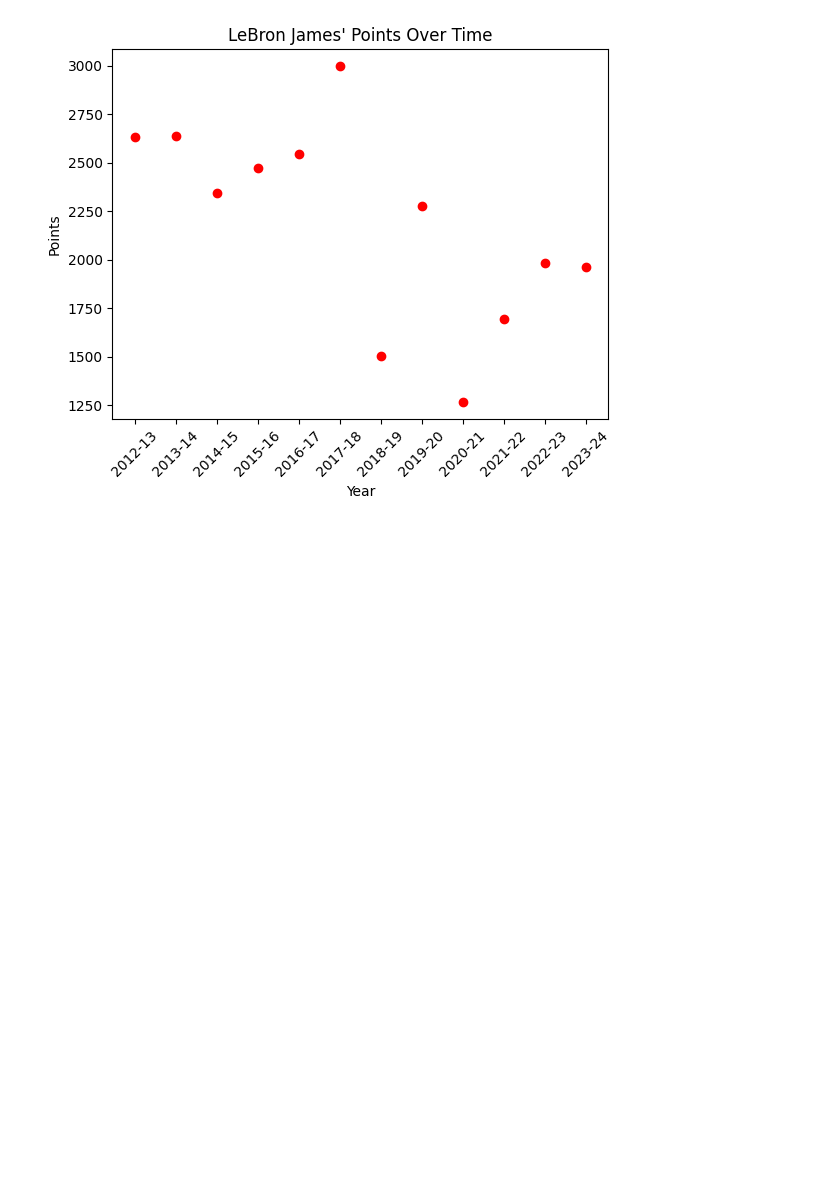
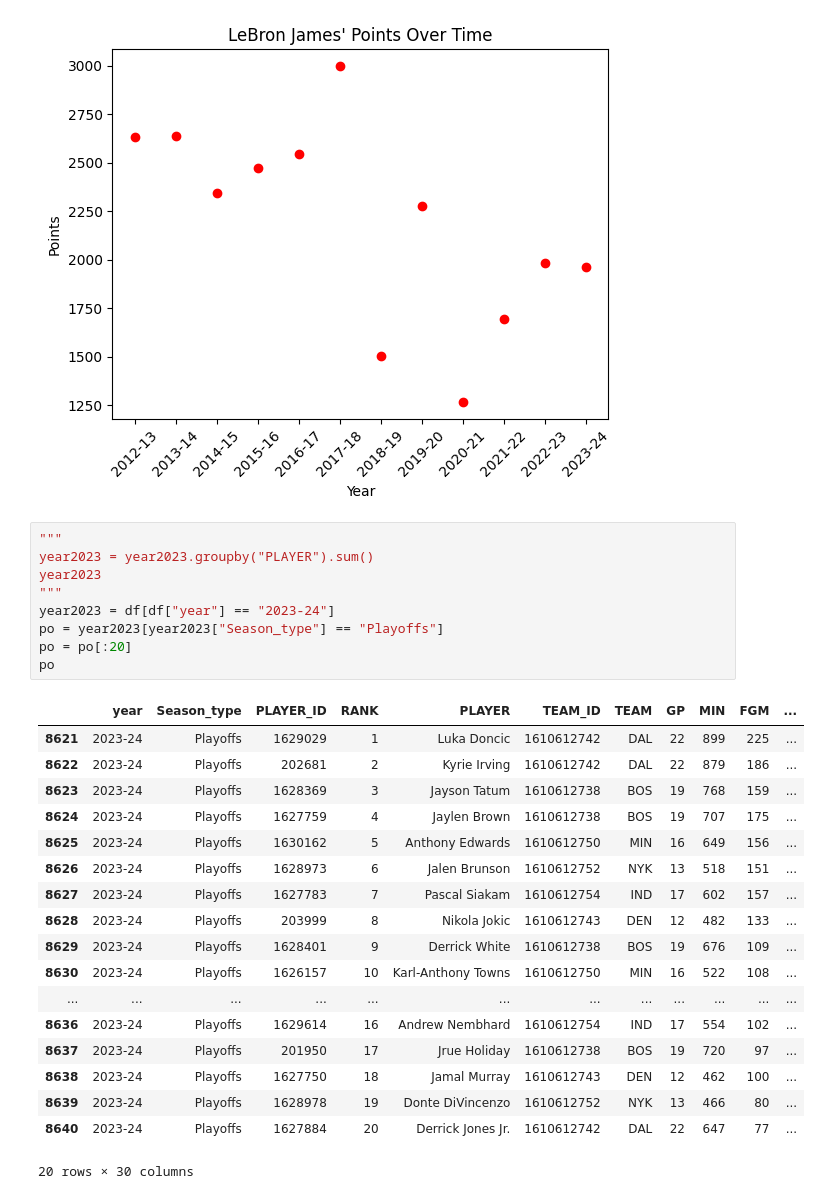
Before and after one commit to alperbozoglu/NBA_DataVisualization, a Jupyter notebook: NBA.ipynb, the cells around one changed output. Saved outputs shown, nothing was run; the diff lists cells and outputs as text; blank space fills up the shorter version.

```diff
--- a/NBA.ipynb
+++ b/NBA.ipynb
@@ -239,3 +239,31 @@ plt.xticks(rotation = 45)
 plt.show()
 # %% [output]
 [figure]
+# %%
+"""
+year2023 = year2023.groupby("PLAYER").sum()
+year2023
+"""
+year2023 = df[df["year"] == "2023-24"]
+po = year2023[year2023["Season_type"] == "Playoffs"]
+po = po[:20]
+po
+# %% [output]
+|  | year | Season_type | PLAYER_ID | RANK | PLAYER | TEAM_ID | TEAM | GP | MIN | FGM | ... |
+| 8621 | 2023-24 | Playoffs | 1629029 | 1 | Luka Doncic | 1610612742 | DAL | 22 | 899 | 225 | ... |
+| 8622 | 2023-24 | Playoffs | 202681 | 2 | Kyrie Irving | 1610612742 | DAL | 22 | 879 | 186 | ... |
+| 8623 | 2023-24 | Playoffs | 1628369 | 3 | Jayson Tatum | 1610612738 | BOS | 19 | 768 | 159 | ... |
+| 8624 | 2023-24 | Playoffs | 1627759 | 4 | Jaylen Brown | 1610612738 | BOS | 19 | 707 | 175 | ... |
+| 8625 | 2023-24 | Playoffs | 1630162 | 5 | Anthony Edwards | 1610612750 | MIN | 16 | 649 | 156 | ... |
+| 8626 | 2023-24 | Playoffs | 1628973 | 6 | Jalen Brunson | 1610612752 | NYK | 13 | 518 | 151 | ... |
+| 8627 | 2023-24 | Playoffs | 1627783 | 7 | Pascal Siakam | 1610612754 | IND | 17 | 602 | 157 | ... |
+| 8628 | 2023-24 | Playoffs | 203999 | 8 | Nikola Jokic | 1610612743 | DEN | 12 | 482 | 133 | ... |
+| 8629 | 2023-24 | Playoffs | 1628401 | 9 | Derrick White | 1610612738 | BOS | 19 | 676 | 109 | ... |
+| 8630 | 2023-24 | Playoffs | 1626157 | 10 | Karl-Anthony Towns | 1610612750 | MIN | 16 | 522 | 108 | ... |
+| ... | ... | ... | ... | ... | ... | ... | ... | ... | ... | ... | ... |
+| 8636 | 2023-24 | Playoffs | 1629614 | 16 | Andrew Nembhard | 1610612754 | IND | 17 | 554 | 102 | ... |
+| 8637 | 2023-24 | Playoffs | 201950 | 17 | Jrue Holiday | 1610612738 | BOS | 19 | 720 | 97 | ... |
+| 8638 | 2023-24 | Playoffs | 1627750 | 18 | Jamal Murray | 1610612743 | DEN | 12 | 462 | 100 | ... |
+| 8639 | 2023-24 | Playoffs | 1628978 | 19 | Donte DiVincenzo | 1610612752 | NYK | 13 | 466 | 80 | ... |
+| 8640 | 2023-24 | Playoffs | 1627884 | 20 | Derrick Jones Jr. | 1610612742 | DAL | 22 | 647 | 77 | ... |
+20 rows × 30 columns
```
Also changed, not shown: parts of 2 cells of this notebook.
